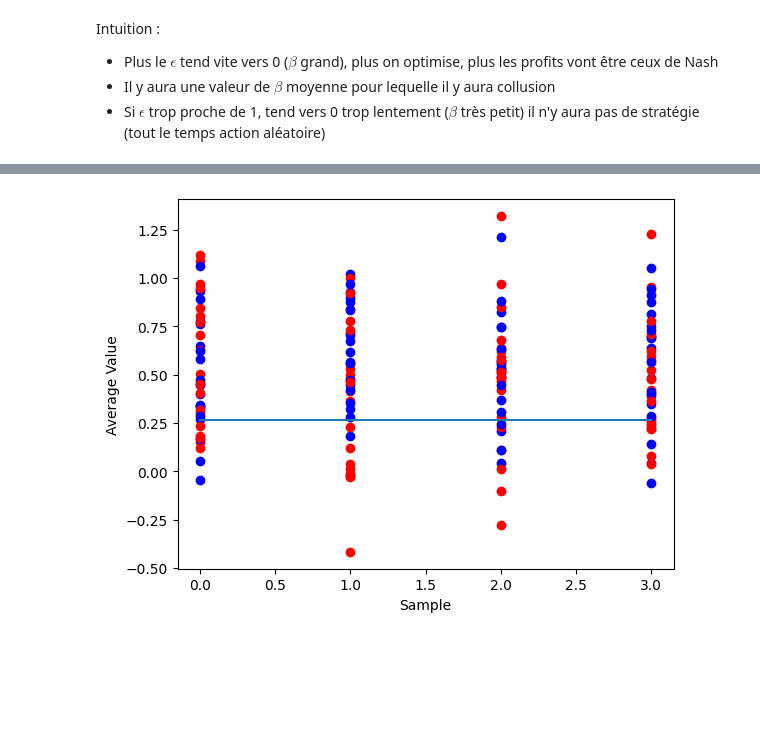
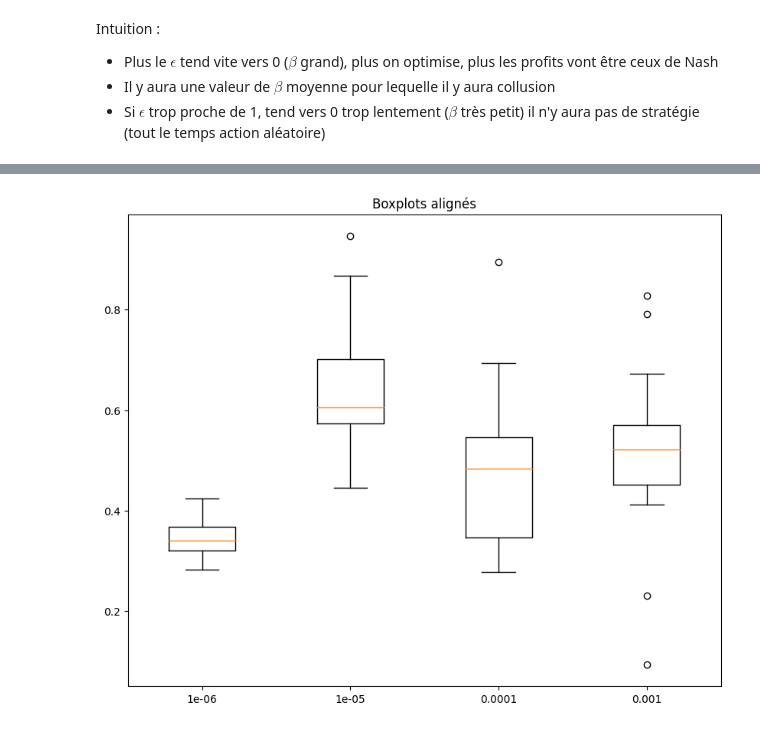
Before and after one commit to Suzie14/RLandPricing, a Jupyter notebook: notebooks/var_epsilon.ipynb, the cells around one changed output, grey strips where cells are left out. Drawn from its saved outputs; the diff is of its cells as text; code cells hidden in the pictures; blank space fills up the shorter version.

Commit message:
modifs boxplots et good names

```diff
--- a/notebooks/var_epsilon.ipynb
+++ b/notebooks/var_epsilon.ipynb
@@ -106,16 +105,0 @@ plt.show()
-# %%
-prices = pr.PriceOptimizer()
-collusion_profit, collusion_prices = prices.CollusionPrice()
-nash_profit, nash_prices = prices.NashPrice()
-RN = nash_profit
-RC = collusion_profit
-
-Rmean = np.zeros((len(aggregated_agents), 2))
-DRmean = np.zeros((len(aggregated_agents), 2))
-
-for i in range (len(aggregated_agents)):
-    for j in range (2):
-        Rmean[i][j] = aggregated_agents[i][-100:,j].mean()
-        DRmean[i][j] = (Rmean[i][j] - RN)/(RC - RN)
-
-print(DRmean)
@@ -259,54 +106,49 @@ aggregated_agents[0][0][-5:,0].mean()
 # %%
+
+beta = [10**(-6),10**(-5),10**(-4),10**(-3)]
 prices = pr.PriceOptimizer()
+prices_binary = pr.PriceOptimizer(binary_demand=True)
 collusion_profit, collusion_prices = prices.CollusionPrice()
+collusion_profit_binary, collusion_prices_binary = prices_binary.CollusionPrice()
 nash_profit, nash_prices = prices.NashPrice()
+nash_profit_binary, nash_prices_binary = prices_binary.NashPrice()
+
 RN = nash_profit
 RC = collusion_profit
 
+
 Rmean = np.zeros((len(aggregated_agents), len(aggregated_agents[0]), len(aggregated_agents[0][0][0])))
 DRmean = np.zeros((len(aggregated_agents), len(aggregated_agents[0]), len(aggregated_agents[0][0][0])))
+
 # Parameters
 n_params = len(aggregated_agents)
-
-X = []
-Y = []
-
 
 # Loop through each parameter
 for param_ind in range(n_params):
 
-  # Extract data for this parameter
-  data = aggregated_agents[param_ind]
+  # Loop through each sample
+  for sample_ind in range(len(aggregated_agents[0])):
+    for j in range (2):
+      Rmean[param_ind][sample_ind][j] = aggregated_agents[param_ind][sample_ind][-100:,j].mean()
+      DRmean[param_ind][sample_ind][j] = (Rmean[param_ind][sample_ind][j] - RN)/(RC - RN)
+      box = DRmean.mean(axis = 2)
+# Mettre les données dans une liste
+data = [box[param_ind] for param_ind in range(len(aggregated_agents))]
+print(box[param_ind])
 
-  # Loop through each sample
-  for sample_ind in range(data.shape[0]):
-    for j in range (2):
-      Rmean[param_ind][sample_ind][j] = aggregated_agents[param_ind][sample_ind][-5:,j].mean()
-      DRmean[param_ind][sample_ind][j] = (Rmean[param_ind][sample_ind][j] - RN)/(RC - RN)
-      print('DRmean[0]', DRmean[param_ind][sample_ind][0] )
+fig, ax = plt.subplots(figsize=(10, 8))
 
+# Tracer les boxplots
+ax.boxplot(data,
+           notch=False,
+           positions=[1,2,3,4])
 
-    # Plot the point
-    plt.scatter(param_ind, DRmean[param_ind][sample_ind][0],
-                color='b', marker='o', label='player1')
+# Personnaliser les axes
+ax.set_xticks([1,2,3,4])
+ax.set_xticklabels(beta)
 
-    plt.scatter(param_ind, DRmean[param_ind][sample_ind][1],
-                color='r', marker='o', label='player2')
-
-    X.append(param_ind)
-    X.append(param_ind)
-    Y.append(mean[0])
-    Y.append(mean[1])
-
-
-  # End of sample loop
-reg = lowess.lowess(Y, X)[:,1]
-plt.plot(X,reg)
-
-# Customize plot
-plt.xlabel('Sample')
-plt.ylabel('Average Value')
-
+# Ajouter un titre
+plt.title('Boxplots alignés')
 
 plt.show()
 # %% [output]
@@ -330 +159 @@ DRmean[0] 0.7307865073801717
-[figure, old version]
+[figure, new version]
```
Also changed, not shown: parts of 14 cells of this notebook, 3 other files.
